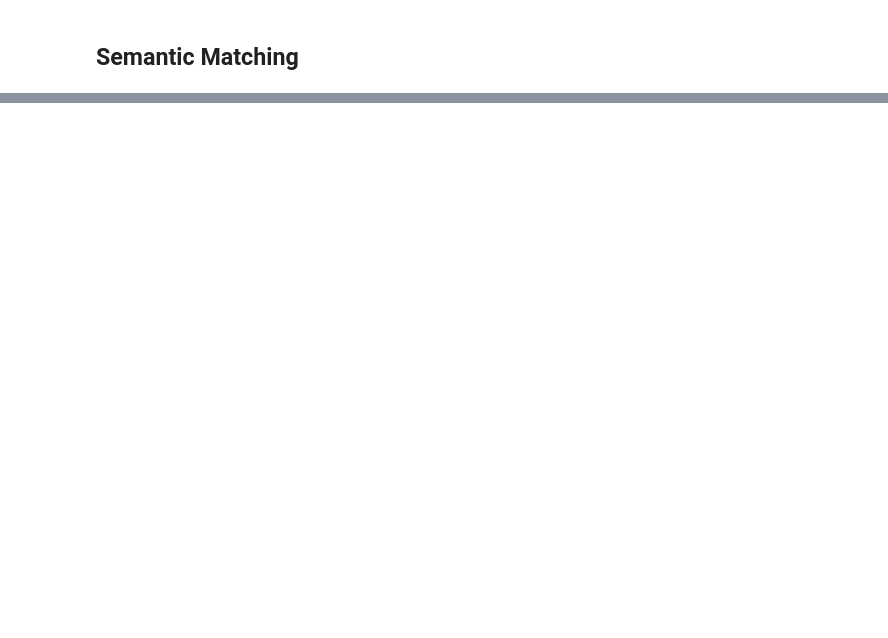
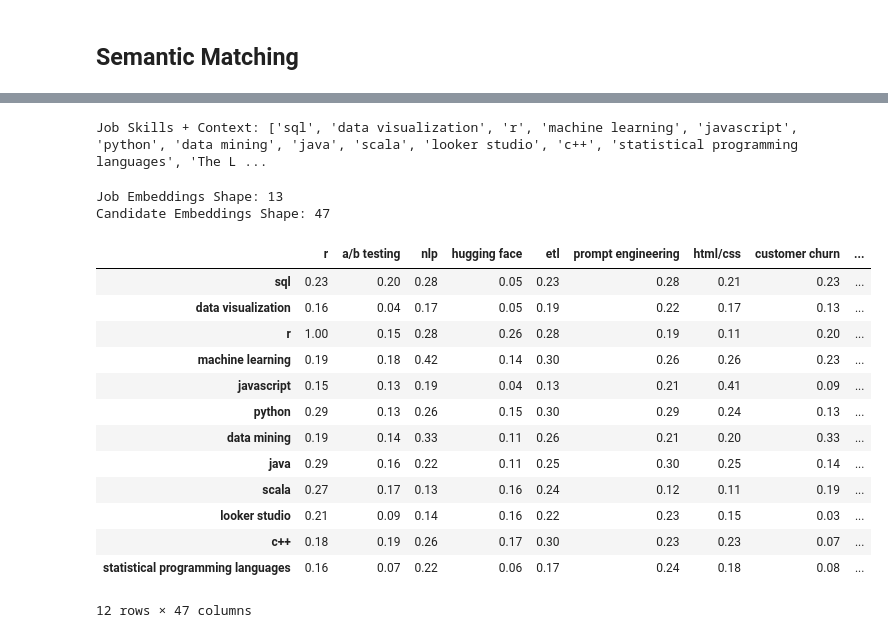
Before and after one commit to sharlynmuturi/Career-Assistant-AI, a Jupyter notebook: pipeline.ipynb, the cells around one changed output, grey strips where cells are left out. Cells and saved outputs as stored; diff of their text form; code cells hidden in the pictures; blank space fills up the shorter version.

```diff
--- a/pipeline.ipynb
+++ b/pipeline.ipynb
@@ -593,0 +476,5 @@ with open("cover_letter.txt", "w", encoding="utf-8") as f:
+# %%
+job_skills_raw = job_data.get("skills", [])
+job_description = job_data.get("description", "")
+
+print("Job Skills:", job_skills_raw)
@@ -593,0 +515,6 @@ with open("cover_letter.txt", "w", encoding="utf-8") as f:
+# %%
+job_skills = list(normalize_skills(job_skills_raw))
+candidate_skills = list(normalize_skills(combined_candidate_skills))
+
+print("Normalized Job Skills:", job_skills)
+print("\nNormalized Candidate Skills:", candidate_skills)
@@ -593,0 +525,51 @@ with open("cover_letter.txt", "w", encoding="utf-8") as f:
+# %%
+if job_description:
+    job_skills_with_context = job_skills + [job_description]
+else:
+    job_skills_with_context = job_skills
+
+print("Job Skills + Context:", job_skills_with_context)
+# %% [output]
+Job Skills + Context: ['sql', 'data visualization', 'r', 'machine learning', 'javascript', 'python', 'data mining', 'java', 'scala', 'looker studio', 'c++', 'statistical programming languages', 'The L ...
+# %%
+embedding_model = get_embedding_model()
+
+job_embeddings = embedding_model.embed_documents(job_skills_with_context)
+candidate_embeddings = embedding_model.embed_documents(candidate_skills)
+
+print("Job Embeddings Shape:", len(job_embeddings))
+print("Candidate Embeddings Shape:", len(candidate_embeddings))
+# %% [output]
+Job Embeddings Shape: 13
+Candidate Embeddings Shape: 47
+# %%
+# Similarity matrix (semantic matching)
+# compare each job skill embedding to each candidate skill
+
+similarity_matrix = []
+
+for i, job_emb in enumerate(job_embeddings[:len(job_skills)]):  # ignore description row
+    row = []
+    for cand_emb in candidate_embeddings:
+        sim = cosine_sim(job_emb, cand_emb)
+        row.append(sim)
+    similarity_matrix.append(row)
+
+df_sim = pd.DataFrame(similarity_matrix, index=job_skills, columns=candidate_skills)
+
+df_sim.round(2)
+# %% [output]
+|  | r | a/b testing | nlp | hugging face | etl | prompt engineering | html/css | customer churn | ... |
+| sql | 0.23 | 0.20 | 0.28 | 0.05 | 0.23 | 0.28 | 0.21 | 0.23 | ... |
+| data visualization | 0.16 | 0.04 | 0.17 | 0.05 | 0.19 | 0.22 | 0.17 | 0.13 | ... |
+| r | 1.00 | 0.15 | 0.28 | 0.26 | 0.28 | 0.19 | 0.11 | 0.20 | ... |
+| machine learning | 0.19 | 0.18 | 0.42 | 0.14 | 0.30 | 0.26 | 0.26 | 0.23 | ... |
+| javascript | 0.15 | 0.13 | 0.19 | 0.04 | 0.13 | 0.21 | 0.41 | 0.09 | ... |
+| python | 0.29 | 0.13 | 0.26 | 0.15 | 0.30 | 0.29 | 0.24 | 0.13 | ... |
+| data mining | 0.19 | 0.14 | 0.33 | 0.11 | 0.26 | 0.21 | 0.20 | 0.33 | ... |
+| java | 0.29 | 0.16 | 0.22 | 0.11 | 0.25 | 0.30 | 0.25 | 0.14 | ... |
+| scala | 0.27 | 0.17 | 0.13 | 0.16 | 0.24 | 0.12 | 0.11 | 0.19 | ... |
+| looker studio | 0.21 | 0.09 | 0.14 | 0.16 | 0.22 | 0.23 | 0.15 | 0.03 | ... |
+| c++ | 0.18 | 0.19 | 0.26 | 0.17 | 0.30 | 0.23 | 0.23 | 0.07 | ... |
+| statistical programming languages | 0.16 | 0.07 | 0.22 | 0.06 | 0.17 | 0.24 | 0.18 | 0.08 | ... |
+12 rows × 47 columns
```
Also changed, not shown: parts of 37 cells of this notebook, 5 other files.
